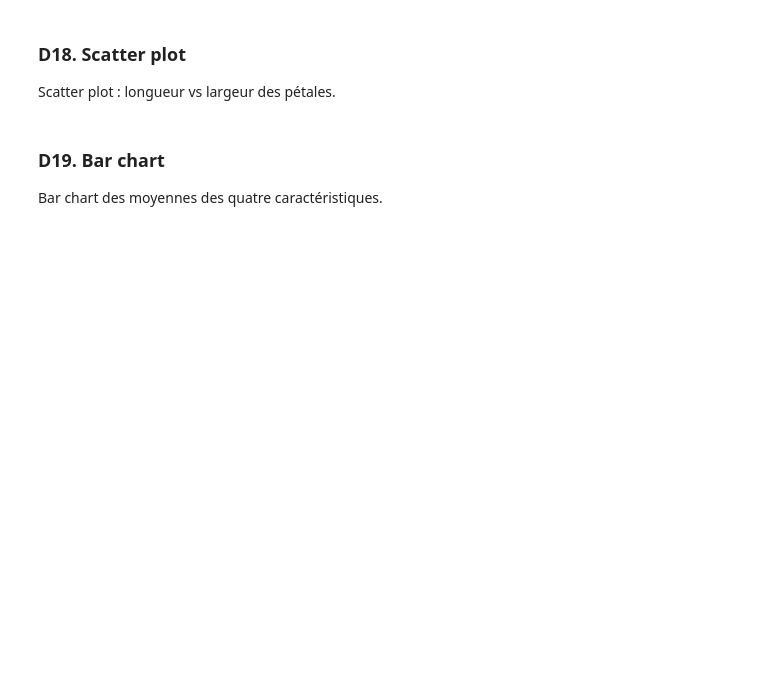
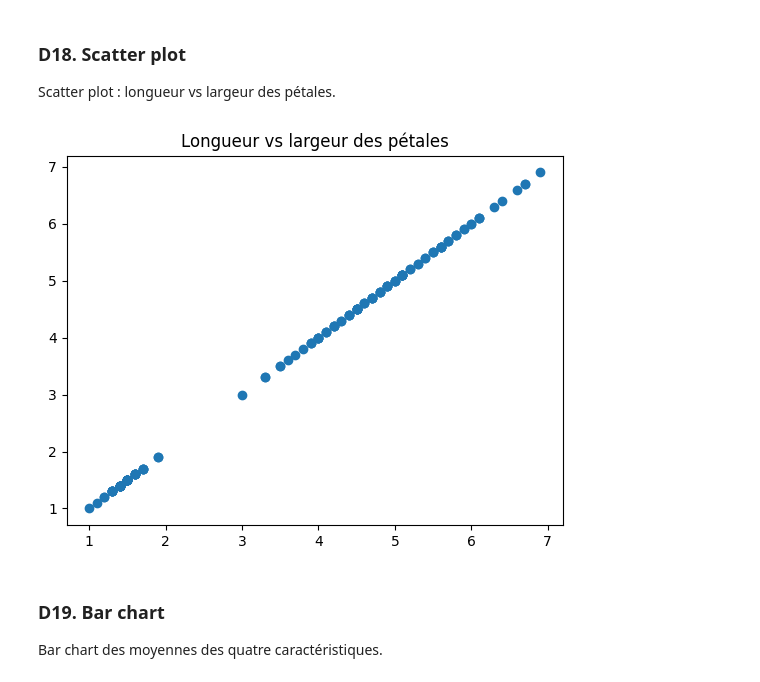
Before and after one commit to USMS-FPK-IA-GI-2025/controle-01-numpy-and-matplotlib-iris-NadiaElmahi9808, a Jupyter notebook: notebooks/controle_numpy_matplotlib.ipynb, the cells around one changed output. Cells and saved outputs as stored; diff of their text form; code cells hidden in the pictures; blank space fills up the shorter version.

```diff
--- a/notebooks/controle_numpy_matplotlib.ipynb
+++ b/notebooks/controle_numpy_matplotlib.ipynb
@@ -220,3 +228,12 @@ Scatter plot : longueur vs largeur des pétales.
+# %%
+x=petal_length
+y=petal_length
+plt.scatter(x,y)
+plt.title("Longueur vs largeur des pétales")
+plt.savefig("output/d18.jpg")
+plt.show()
+# %% [output]
+[figure, added]
 # %% [markdown]
 ### D19. Bar chart
 Bar chart des moyennes des quatre caractéristiques.
```
Also changed, not shown: parts of 25 cells of this notebook.
